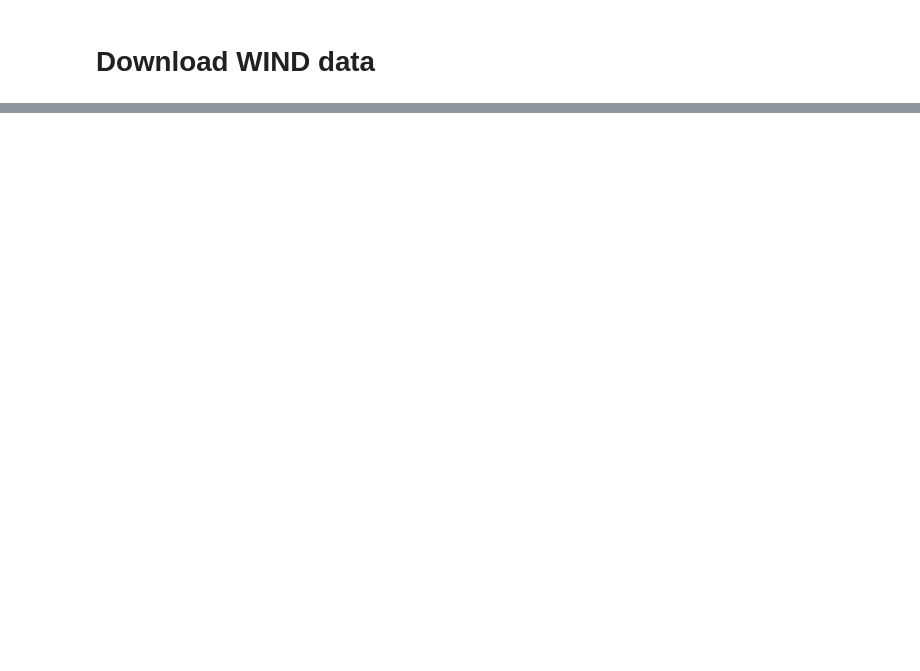
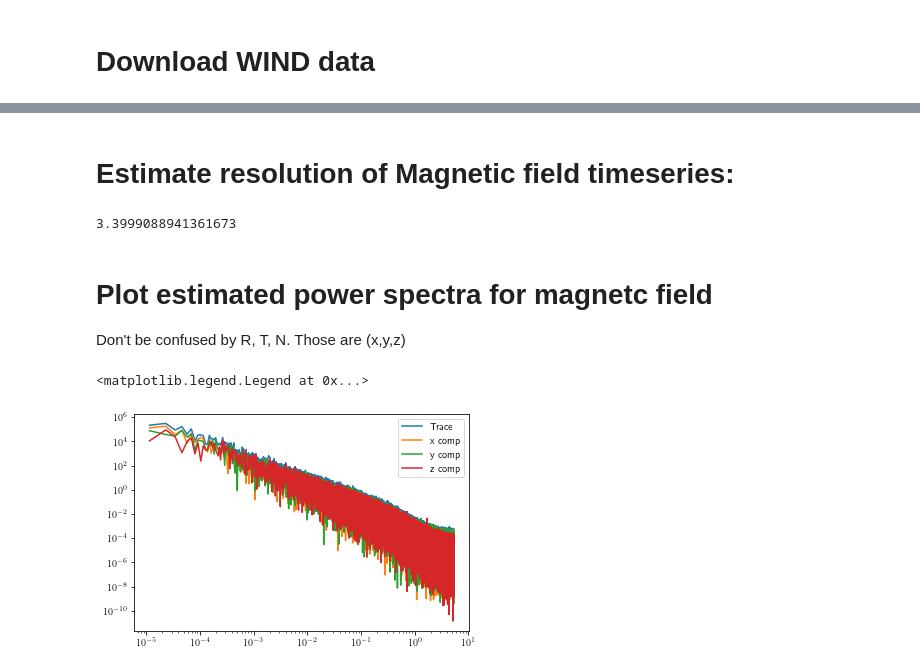
Before and after one commit to nsioulas/MHDTurbPy, a Jupyter notebook: Notebooks_Examples/download_data_WIND.ipynb, the cells around one changed output, grey strips where cells are left out. Saved outputs shown, nothing was run; the diff lists cells and outputs as text; code cells hidden in the pictures; blank space fills up the shorter version.

Commit message:
Fixed WIND, added example

```diff
--- a/Notebooks_Examples/download_data_WIND.ipynb
+++ b/Notebooks_Examples/download_data_WIND.ipynb
@@ -203,0 +188,8 @@ Parallel(n_jobs=1)(delayed(data_analysis.download_files)(ok,
+# %%
+sc        = 'WIND'
+load_path =   f'/Users/nokni/work/MHDTurbPy/examples/{sc}'
+
+finnames  = func.load_files(load_path, 'final.pkl')
+gennames  = func.load_files(load_path, 'general.pkl')
+signames  = func.load_files(load_path, 'sig_c_sig_r.pkl')
+maggaps   = func.load_files(load_path, 'mag_gaps.pkl')
@@ -203,0 +202,7 @@ Parallel(n_jobs=1)(delayed(data_analysis.download_files)(ok,
+# %%
+N   = 0
+
+fin      = pd.read_pickle(finnames[N])
+gen      = pd.read_pickle(gennames[N])
+sig      = pd.read_pickle(signames[N])
+mag_gaps
@@ -203,0 +250,20 @@ Parallel(n_jobs=1)(delayed(data_analysis.download_files)(ok,
+# %% [markdown]
+# Estimate resolution of Magnetic field timeseries:
+# %%
+func.find_cadence(fin['Mag']['B_resampled'])
+# %% [output]
+3.3999088941361673
+# %% [markdown]
+# Plot estimated power spectra for magnetc field
+
+Don't be confused by R, T, N. Those are (x,y,z)
+# %%
+plt.loglog(fin['Mag']['f_B_orig'], fin['Mag']['PSD_f_orig'], label ='Trace')
+plt.loglog(fin['Mag']['f_B_orig'], fin['Mag']['PSD_f_orig_R'], label ='x comp')
+plt.loglog(fin['Mag']['f_B_orig'], fin['Mag']['PSD_f_orig_T'], label ='y comp')
+plt.loglog(fin['Mag']['f_B_orig'], fin['Mag']['PSD_f_orig_N'], label ='z comp')
+
+plt.legend()
+# %% [output]
+<matplotlib.legend.Legend at 0x...>
+[figure, added]
```
Also changed, not shown: parts of 28 cells of this notebook, 11 other files.
